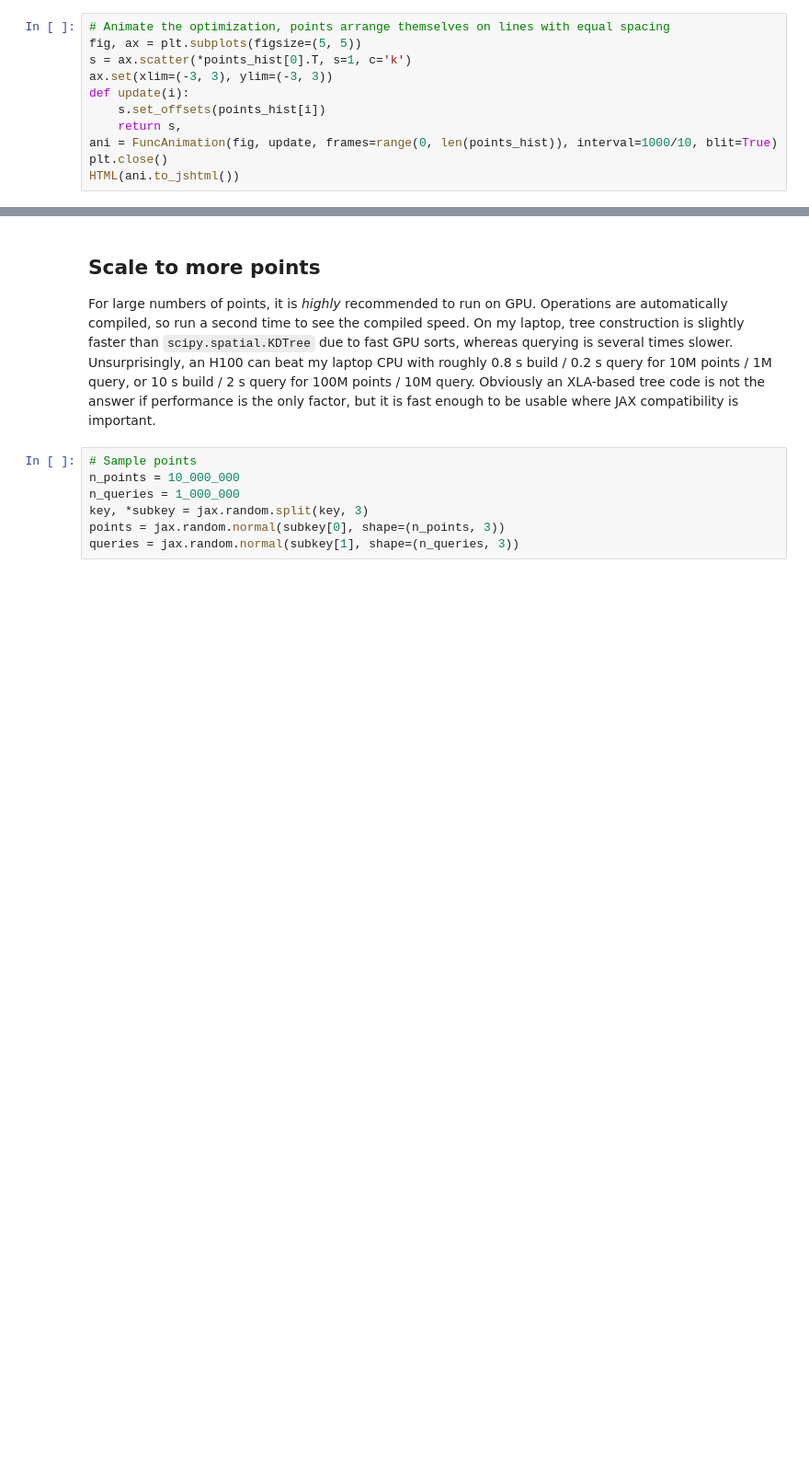
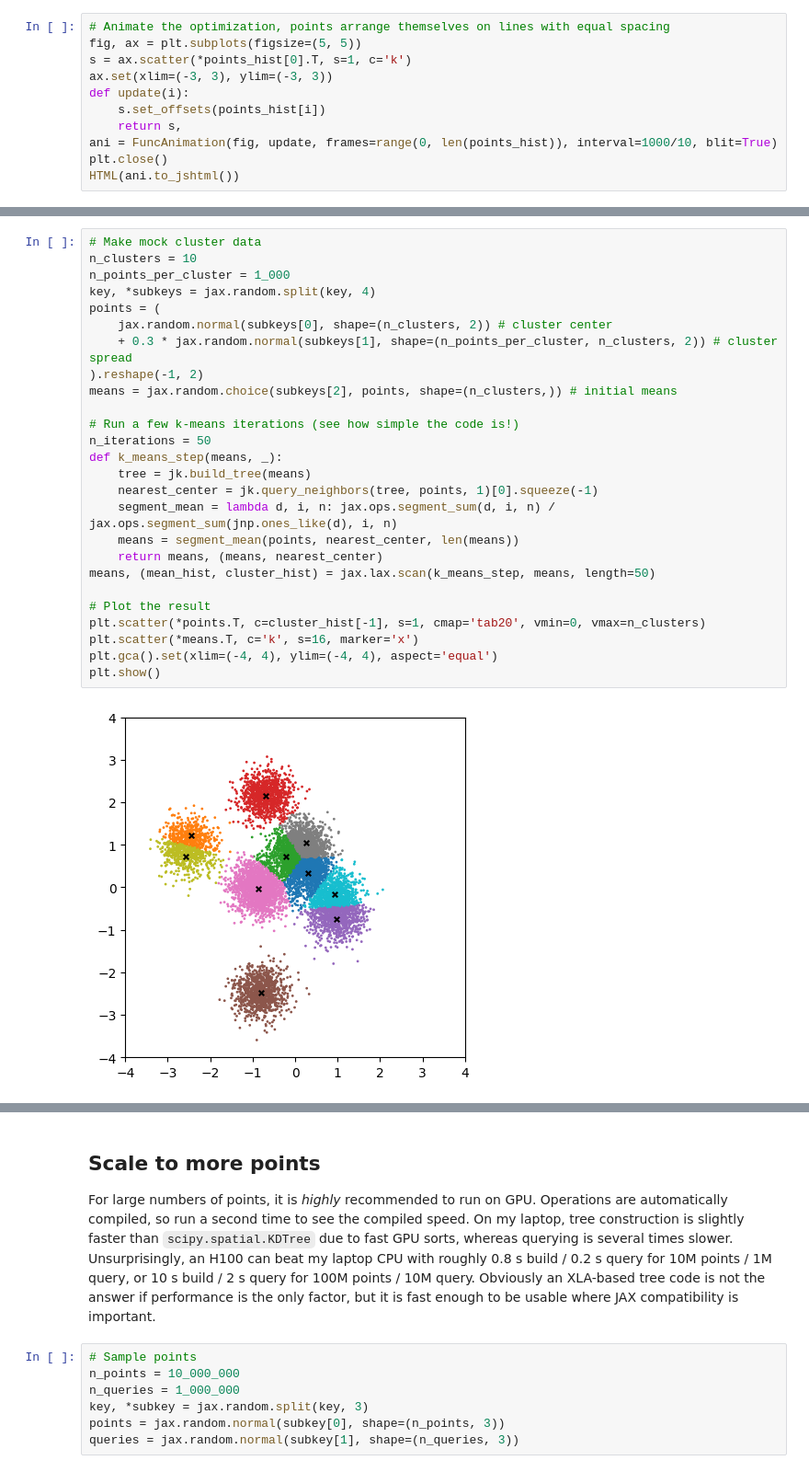
Before and after one commit to missing-user/jaxkd, a Jupyter notebook: demo.ipynb, the cells around one changed output, grey strips where cells are left out. Shown: that part at 92% size. Cells and saved outputs as stored; diff of their text form; blank space fills up the shorter version.

Commit message:
add k means demo

```diff
--- a/demo.ipynb
+++ b/demo.ipynb
@@ -117,0 +122,28 @@ HTML(ani.to_jshtml())
+# %%
+# Make mock cluster data
+n_clusters = 10
+n_points_per_cluster = 1_000
+key, *subkeys = jax.random.split(key, 4)
+points = (
+    jax.random.normal(subkeys[0], shape=(n_clusters, 2)) # cluster center
+    + 0.3 * jax.random.normal(subkeys[1], shape=(n_points_per_cluster, n_clusters, 2)) # cluster spread
+).reshape(-1, 2)
+means = jax.random.choice(subkeys[2], points, shape=(n_clusters,)) # initial means
+
+# Run a few k-means iterations (see how simple the code is!)
+n_iterations = 50
+def k_means_step(means, _):
+    tree = jk.build_tree(means)
+    nearest_center = jk.query_neighbors(tree, points, 1)[0].squeeze(-1)
+    segment_mean = lambda d, i, n: jax.ops.segment_sum(d, i, n) / jax.ops.segment_sum(jnp.ones_like(d), i, n)
+    means = segment_mean(points, nearest_center, len(means))
+    return means, (means, nearest_center)
+means, (mean_hist, cluster_hist) = jax.lax.scan(k_means_step, means, length=50)
+
+# Plot the result
+plt.scatter(*points.T, c=cluster_hist[-1], s=1, cmap='tab20', vmin=0, vmax=n_clusters)
+plt.scatter(*means.T, c='k', s=16, marker='x')
+plt.gca().set(xlim=(-4, 4), ylim=(-4, 4), aspect='equal')
+plt.show()
+# %% [output]
+[figure, added]
```
Also changed, not shown: parts of 7 cells of this notebook, 4 other files.
